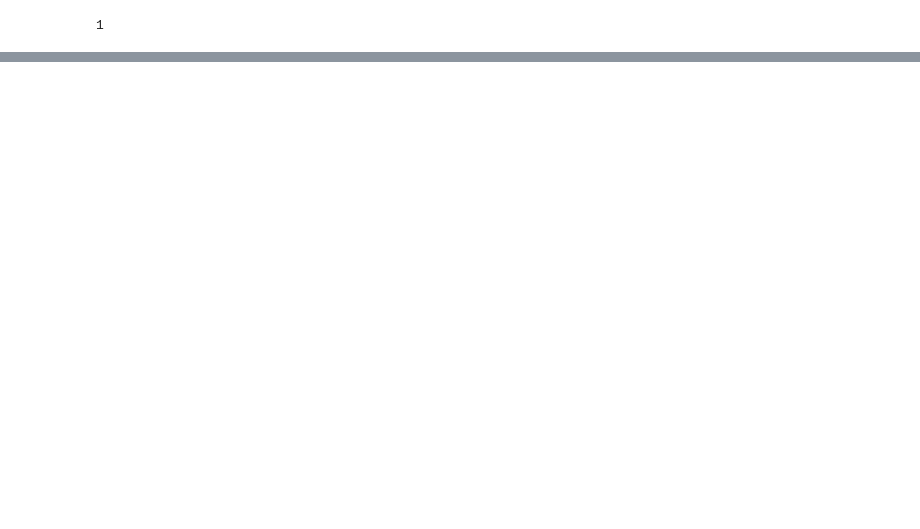
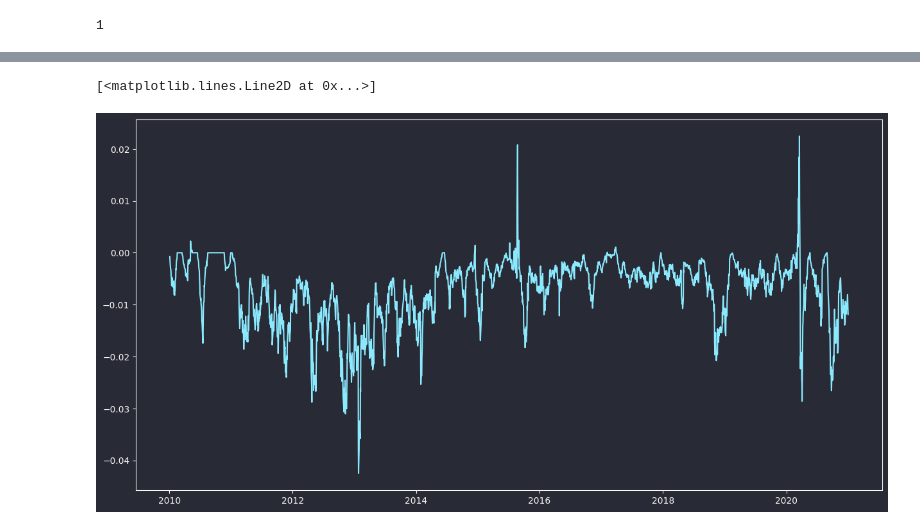
Before and after one commit to cja119/options_wizard, a Jupyter notebook: notebooks/individual_spread.ipynb, the cells around one changed output, grey strips where cells are left out. Drawn from its saved outputs; the diff is of its cells as text; code cells hidden in the pictures; blank space fills up the shorter version.

```diff
--- a/notebooks/individual_spread.ipynb
+++ b/notebooks/individual_spread.ipynb
@@ -88,0 +191,13 @@ plt.show()
+# %%
+pos_val = data_manager.combined_outputs['multi_stock']['equity_obj'].apply(
+    lambda x: sum(
+        c.scaled_position * c.recent_price
+        for c in x.active_contracts
+    )
+)
+
+plt.figure(figsize=(15,7.5))
+plt.plot(pos_val)
+# %% [output]
+[<matplotlib.lines.Line2D at 0x...>]
+[figure, added]
```
Also changed, not shown: parts of 21 cells of this notebook, 4 other files.
